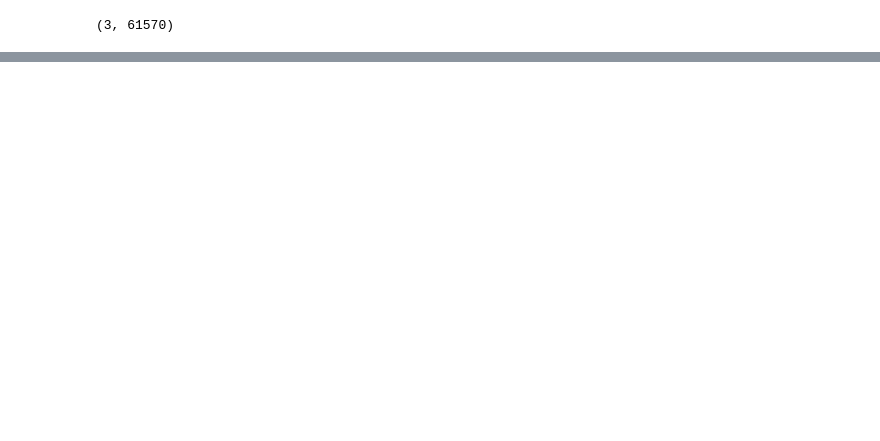
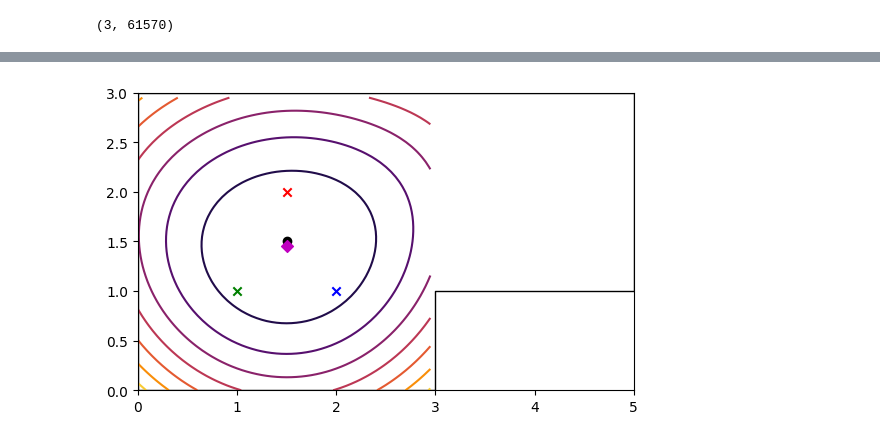
Before and after one commit to mrvtorre/televic-source-localization, a Jupyter notebook: energy-based-localization-PoC.ipynb, the cells around one changed output, grey strips where cells are left out. Saved outputs shown, nothing was run; the diff lists cells and outputs as text; code cells hidden in the pictures; blank space fills up the shorter version.

Commit message:
Add gridsearch optimization

```diff
--- a/energy-based-localization-PoC.ipynb
+++ b/energy-based-localization-PoC.ipynb
@@ -190,3 +281,26 @@ ax.add_patch(circle3)
+# %%
+fig, ax = room.plot()
+ax.set_xlim([0, 5])
+ax.set_ylim([0, 3])
+
+plt.scatter(M1[0], M1[1], c="g", marker="x")
+plt.scatter(M2[0], M2[1], c="b", marker="x")
+plt.scatter(M3[0], M3[1], c="r", marker="x")
+plt.scatter(1.5, 1.5, marker="o", c="k")
+plt.scatter(X_opt, Y_opt, marker="D", c="m")
+# circle1 = plt.Circle(c12, rho_12, fill=False, color="c")
+# circle2 = plt.Circle(c13, rho_13, fill=False, color="m")
+# circle3 = plt.Circle(c23, rho_23, fill=False, color="y")
+
+# ax.add_patch(circle1)
+# ax.add_patch(circle2)
+# ax.add_patch(circle3)
+
+CS = ax.contour(X, Y, J, cmap="inferno")
+
+plt.savefig("optimization.png", dpi=400, bbox_inches='tight')
+# %% [output]
+[figure, added]
 # %%
 ## find location: gradient descent with cost function defined in paper
 
```
Also changed, not shown: parts of 11 cells of this notebook.
